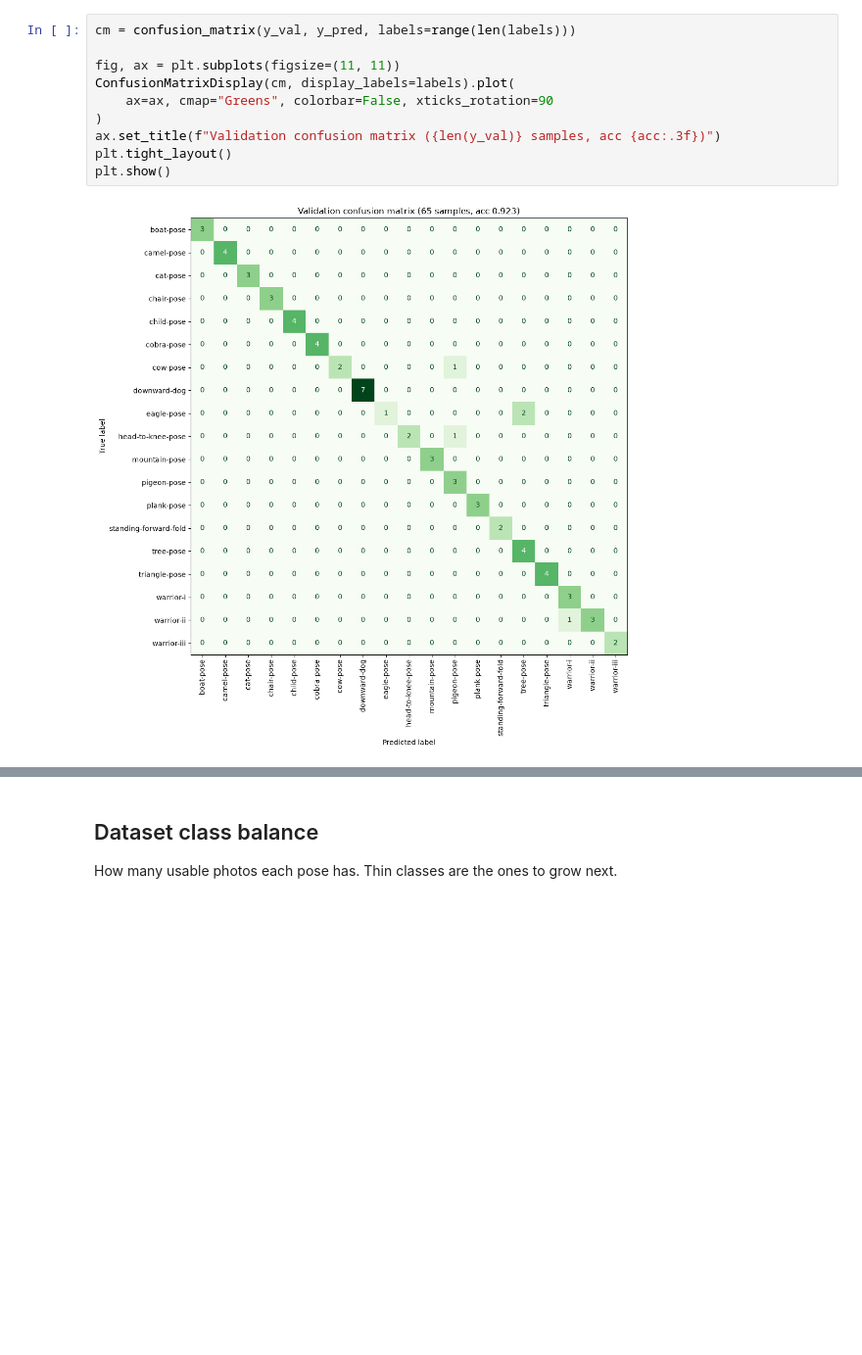
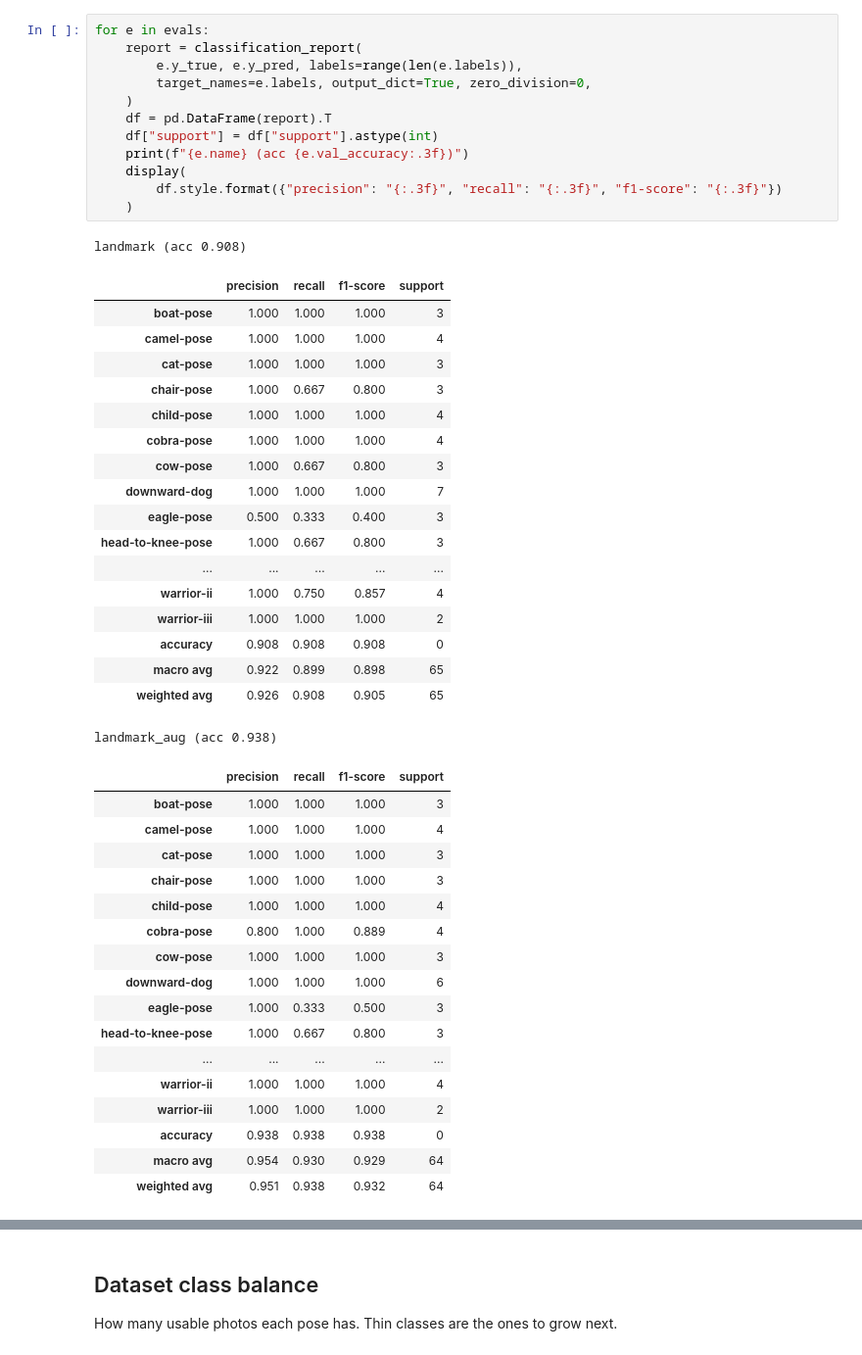
Before and after one commit to catherinepereira/yoga-mirror-model, a Jupyter notebook: notebooks/evaluate_classifier.ipynb, the cells around one changed output, grey strips where cells are left out. Shown at 98% size. Saved outputs shown, nothing was run; the diff lists cells and outputs as text; blank space fills up the shorter version.

```diff
--- a/notebooks/evaluate_classifier.ipynb
+++ b/notebooks/evaluate_classifier.ipynb
@@ -80,12 +122,49 @@ usually ones with similar body geometry.
 # %%
-cm = confusion_matrix(y_val, y_pred, labels=range(len(labels)))
-
-fig, ax = plt.subplots(figsize=(11, 11))
-ConfusionMatrixDisplay(cm, display_labels=labels).plot(
-    ax=ax, cmap="Greens", colorbar=False, xticks_rotation=90
-)
-ax.set_title(f"Validation confusion matrix ({len(y_val)} samples, acc {acc:.3f})")
-plt.tight_layout()
-plt.show()
+for e in evals:
+    report = classification_report(
+        e.y_true, e.y_pred, labels=range(len(e.labels)),
+        target_names=e.labels, output_dict=True, zero_division=0,
+    )
+    df = pd.DataFrame(report).T
+    df["support"] = df["support"].astype(int)
+    print(f"{e.name} (acc {e.val_accuracy:.3f})")
+    display(
+        df.style.format({"precision": "{:.3f}", "recall": "{:.3f}", "f1-score": "{:.3f}"})
+    )
 # %% [output]
-[figure, removed]
+landmark (acc 0.908)
+|  | precision | recall | f1-score | support |
+| boat-pose | 1.000 | 1.000 | 1.000 | 3 |
+| camel-pose | 1.000 | 1.000 | 1.000 | 4 |
+| cat-pose | 1.000 | 1.000 | 1.000 | 3 |
+| chair-pose | 1.000 | 0.667 | 0.800 | 3 |
+| child-pose | 1.000 | 1.000 | 1.000 | 4 |
+| cobra-pose | 1.000 | 1.000 | 1.000 | 4 |
+| cow-pose | 1.000 | 0.667 | 0.800 | 3 |
+| downward-dog | 1.000 | 1.000 | 1.000 | 7 |
+| eagle-pose | 0.500 | 0.333 | 0.400 | 3 |
+| head-to-knee-pose | 1.000 | 0.667 | 0.800 | 3 |
+| ... | ... | ... | ... | ... |
+| warrior-ii | 1.000 | 0.750 | 0.857 | 4 |
+| warrior-iii | 1.000 | 1.000 | 1.000 | 2 |
+| accuracy | 0.908 | 0.908 | 0.908 | 0 |
+| macro avg | 0.922 | 0.899 | 0.898 | 65 |
+| weighted avg | 0.926 | 0.908 | 0.905 | 65 |
+landmark_aug (acc 0.938)
+|  | precision | recall | f1-score | support |
+| boat-pose | 1.000 | 1.000 | 1.000 | 3 |
+| camel-pose | 1.000 | 1.000 | 1.000 | 4 |
+| cat-pose | 1.000 | 1.000 | 1.000 | 3 |
+| chair-pose | 1.000 | 1.000 | 1.000 | 3 |
+| child-pose | 1.000 | 1.000 | 1.000 | 4 |
+| cobra-pose | 0.800 | 1.000 | 0.889 | 4 |
+| cow-pose | 1.000 | 1.000 | 1.000 | 3 |
+| downward-dog | 1.000 | 1.000 | 1.000 | 6 |
+| eagle-pose | 1.000 | 0.333 | 0.500 | 3 |
+| head-to-knee-pose | 1.000 | 0.667 | 0.800 | 3 |
+| ... | ... | ... | ... | ... |
+| warrior-ii | 1.000 | 1.000 | 1.000 | 4 |
+| warrior-iii | 1.000 | 1.000 | 1.000 | 2 |
+| accuracy | 0.938 | 0.938 | 0.938 | 0 |
+| macro avg | 0.954 | 0.930 | 0.929 | 64 |
+| weighted avg | 0.951 | 0.938 | 0.932 | 64 |
```
Also changed, not shown: parts of 13 cells of this notebook, 38 other files.
